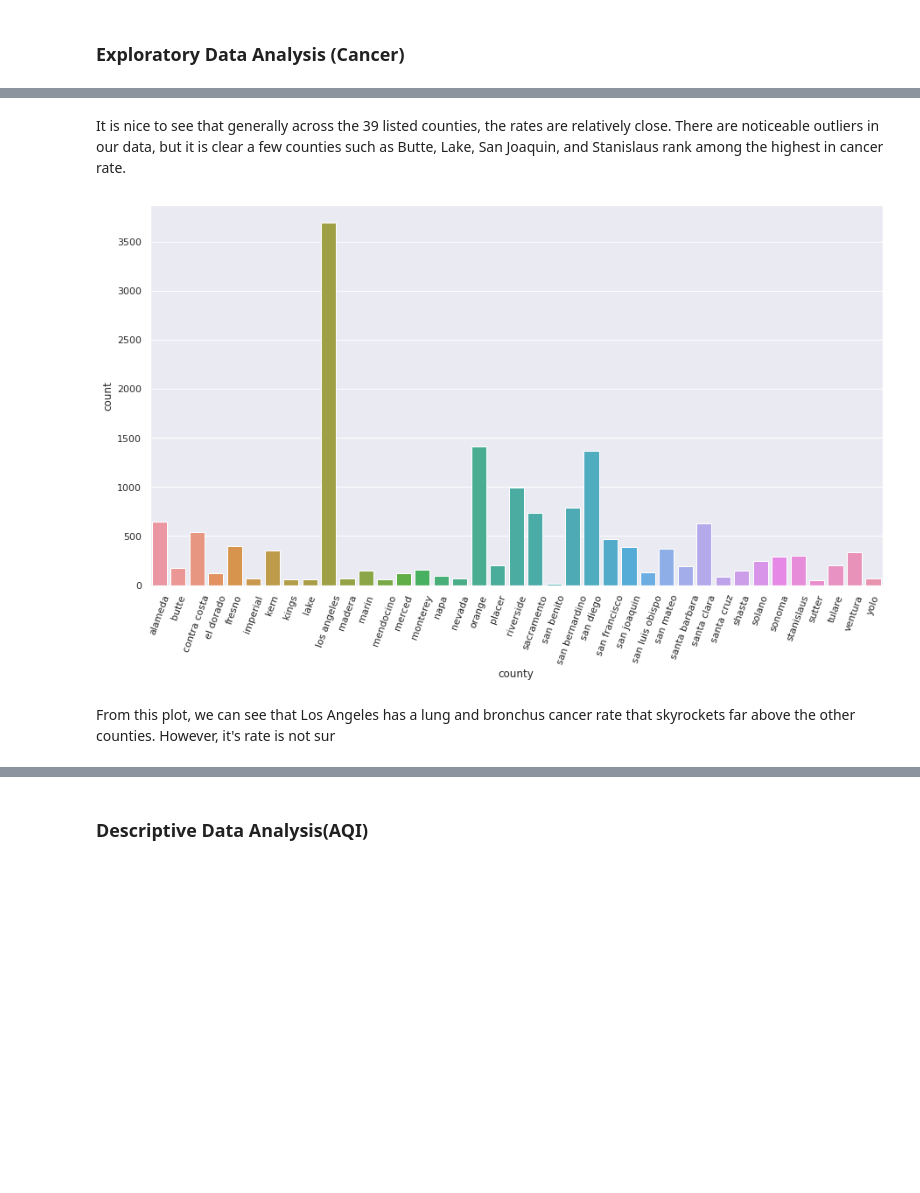
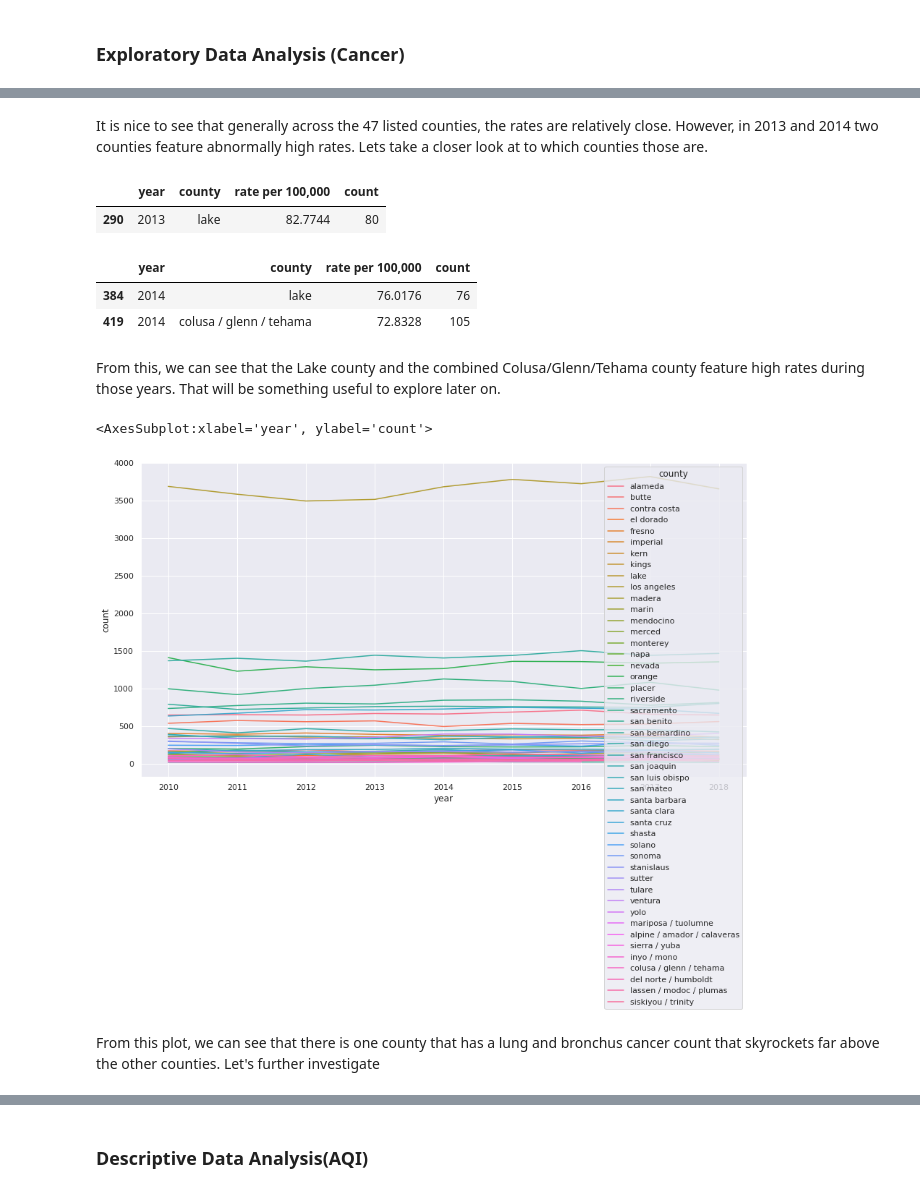
Before and after one commit to tintrungp/COGS108_Repo, a Jupyter notebook: EDACheckpointGroup017Sp22.ipynb, the cells around one changed output, grey strips where cells are left out. Drawn from its saved outputs; the diff is of its cells as text; code cells hidden in the pictures; blank space fills up the shorter version.

```diff
--- a/EDACheckpointGroup017Sp22.ipynb
+++ b/EDACheckpointGroup017Sp22.ipynb
@@ -299,10 +321,26 @@ cc_2010_plot.set_xticklabels(county_cancer_2010['county'], rotation = 70);
-# %% [markdown]
-It is nice to see that generally across the 39 listed counties, the rates are relatively close. There are noticeable outliers in our data, but it is clear a few counties such as Butte, Lake, San Joaquin, and Stanislaus rank among the highest in cancer rate.
-# %%
-sns.set(rc = {'figure.figsize':(15,8)})
-cc_2010_count_plot = sns.barplot(x ='county',y = 'count', data = county_cancer_2010)
-cc_2010_count_plot.set_xticklabels(county_cancer_2010['county'], rotation = 70);
-# %% [output]
-[figure, removed]
+# %% [markdown]
+It is nice to see that generally across the 47 listed counties, the rates are relatively close. However, in 2013 and 2014 two counties feature abnormally high rates. Lets take a closer look at to which counties those are.
+# %%
+data_2013 = county_cancer_all[county_cancer_all["year"]==2013]
+data_2013 = data_2013[data_2013['rate per 100,000'] > 70]
+data_2013
+# %% [output]
+|  | year | county | rate per 100,000 | count |
+| 290 | 2013 | lake | 82.7744 | 80 |
+# %%
+data_2014 = county_cancer_all[county_cancer_all["year"]==2014]
+data_2014 = data_2014[data_2014['rate per 100,000'] > 70]
+data_2014
+# %% [output]
+|  | year | county | rate per 100,000 | count |
+| 384 | 2014 | lake | 76.0176 | 76 |
+| 419 | 2014 | colusa / glenn / tehama | 72.8328 | 105 |
+# %% [markdown]
+From this, we can see that the Lake county and the combined Colusa/Glenn/Tehama county feature high rates during those years. That will be something useful to explore later on.
+# %%
+sns.lineplot(x='year', y='count', hue='county', data=county_cancer_all)
+# %% [output]
+<AxesSubplot:xlabel='year', ylabel='count'>
+[figure, added]
 # %% [markdown]
-From this plot, we can see that Los Angeles has a lung and bronchus cancer rate that skyrockets far above the other counties. However, it's rate is not sur
+From this plot, we can see that there is one county that has a lung and bronchus cancer count that skyrockets far above the other counties. Let's further investigate
```
Also changed, not shown: parts of 14 cells of this notebook.
